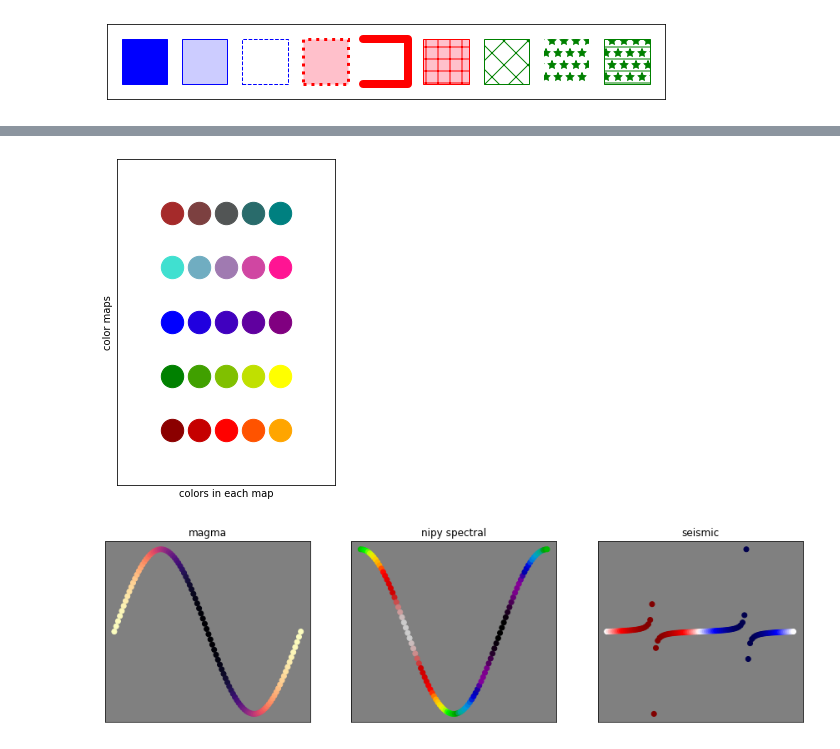
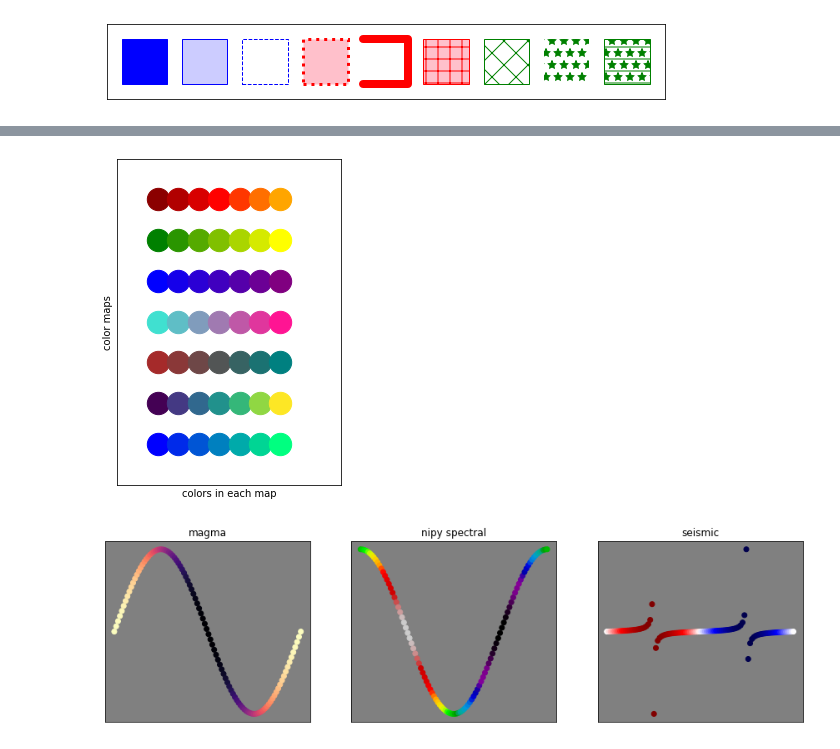
Before and after one commit to fireofearth/document, a Jupyter notebook: python/doc.matplotlib.ipynb, the cells around one changed output, grey strips where cells are left out. Cells and saved outputs as stored; diff of their text form; code cells hidden in the pictures.

```diff
--- a/python/doc.matplotlib.ipynb
+++ b/python/doc.matplotlib.ipynb
@@ -229,31 +229,36 @@ HTML(ani.to_html5_video())
 [interactive output not drawn]
 # %%
 # Color swabs in matplotlib
-_COLORS = [
+COLORS = [
     clr.LinearSegmentedColormap.from_list('ro', ['darkred', 'red', 'orange'], N=256),
     clr.LinearSegmentedColormap.from_list('gy', ['green', 'yellow'], N=256),
     clr.LinearSegmentedColormap.from_list('bp', ['blue', 'purple'], N=256),
     clr.LinearSegmentedColormap.from_list('td', ['turquoise', 'deeppink'], N=256),
     clr.LinearSegmentedColormap.from_list('bt', ['brown', 'teal'], N=256),
+    cm.viridis,
+    cm.winter
 ]
+COLORS = list(reversed(COLORS))
+n_sample, n_maps = 7, len(COLORS)
 _colors = []
-for _colormap in _COLORS:
-    _colors.append(_colormap(np.linspace(0,1,5)))
+for _colormap in COLORS:
+    _colors.append(_colormap(np.linspace(0, 1, n_sample)))
 
 plt.figure(figsize=(6, 6))
-for j in range(0, 5):
-    for i in range(0, 5):
+for j in range(0, n_maps):
+    for i in range(0, n_sample):
         plt.scatter(i / 2, j, color=_colors[j][i], s=500)
+
 ax = plt.gca()
 ax.set_aspect('equal')
-ax.set_xlim([-1, 3])
-ax.set_ylim([-1, 5])
+ax.set_xlim([-1, n_sample / 2 + 1])
+ax.set_ylim([-1, n_maps])
 ax.set_xticks([]); ax.set_yticks([])
 ax.set_xlabel('colors in each map')
 ax.set_ylabel('color maps')
 None
 # %% [output]
-[figure, old version]
+[figure, new version]
 # %%
 # Using plt.figure(), fig.add_subplot() and fig.axes
 # Scatter plots, programmically mapping each point with a color from the colormap.
```
Also changed, not shown: 12 other files.
